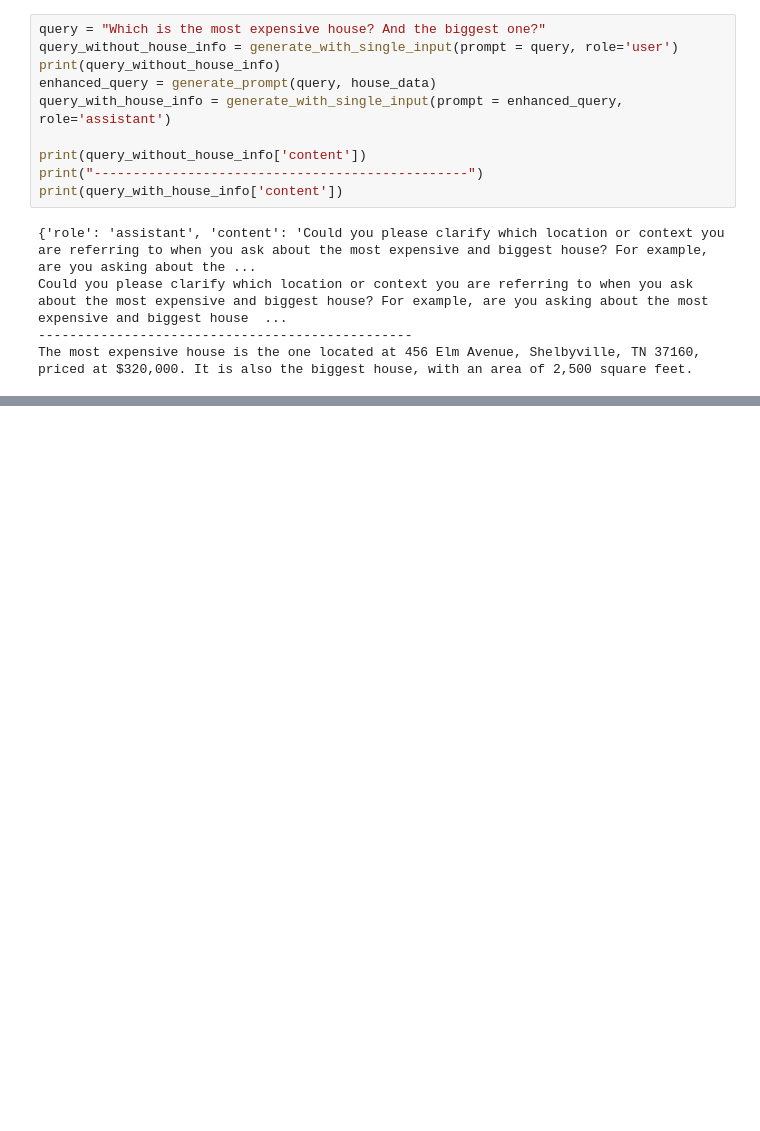
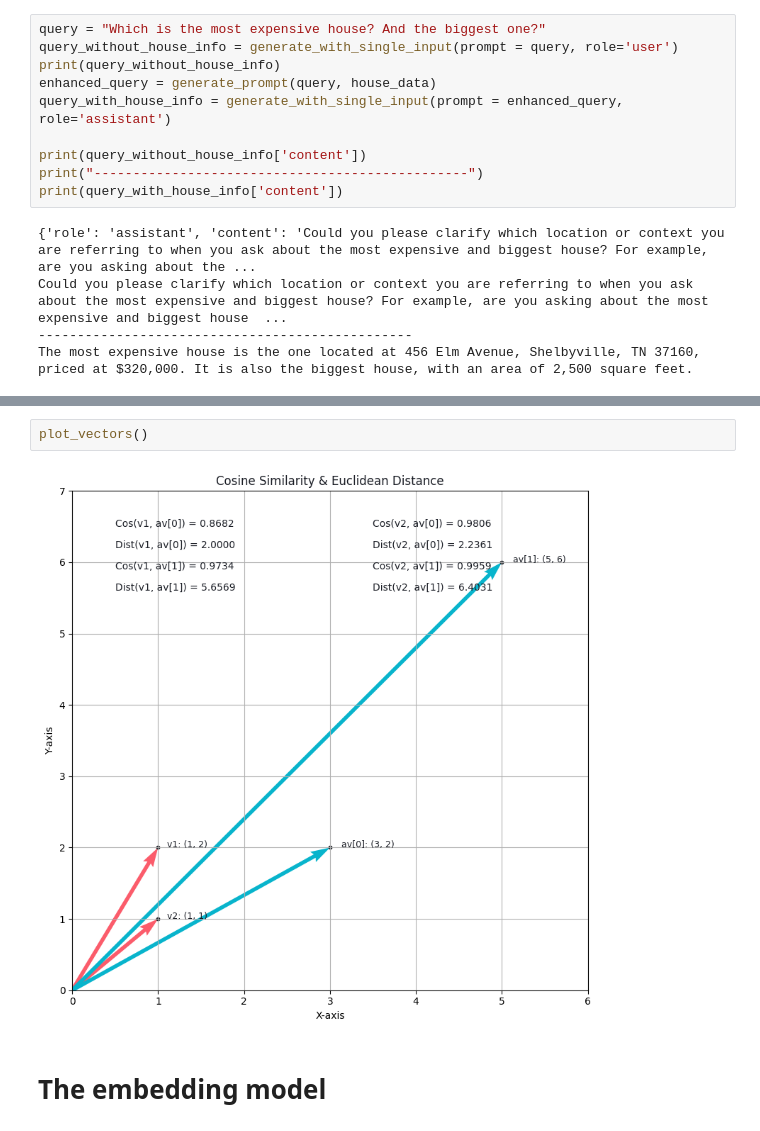
Before and after one commit to vedika2609/ai_learning_implementation, a Jupyter notebook: rag.ipynb, the cells around one changed output, grey strips where cells are left out. Saved outputs shown, nothing was run; the diff lists cells and outputs as text; blank space fills up the shorter version.

Commit message:
vctos embeddings

```diff
--- a/rag.ipynb
+++ b/rag.ipynb
@@ -392,0 +513,6 @@ The most expensive house is the one located at 456 Elm Avenue, Shelbyville, TN 3
+# %%
+plot_vectors()
+# %% [output]
+[figure, added]
+# %% [markdown]
+# The embedding model
```
Also changed, not shown: parts of 12 cells of this notebook, 2 other files.
